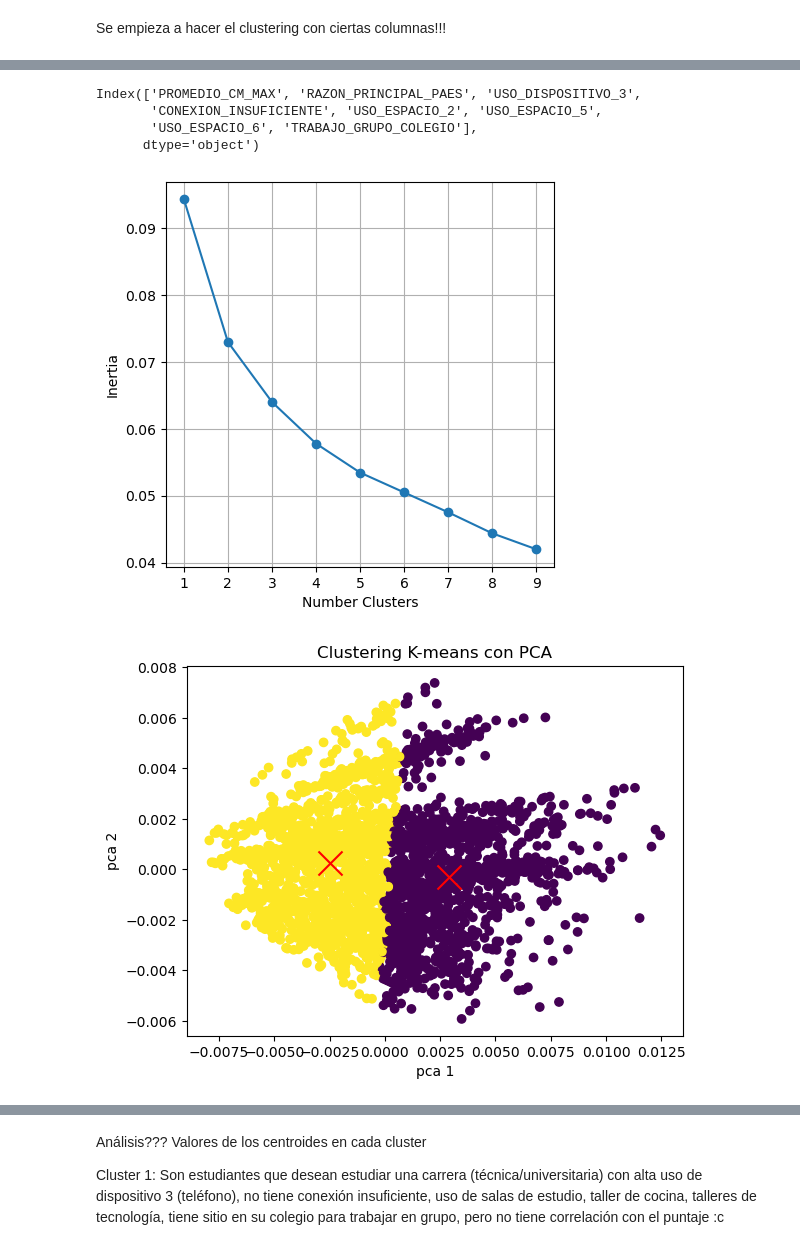
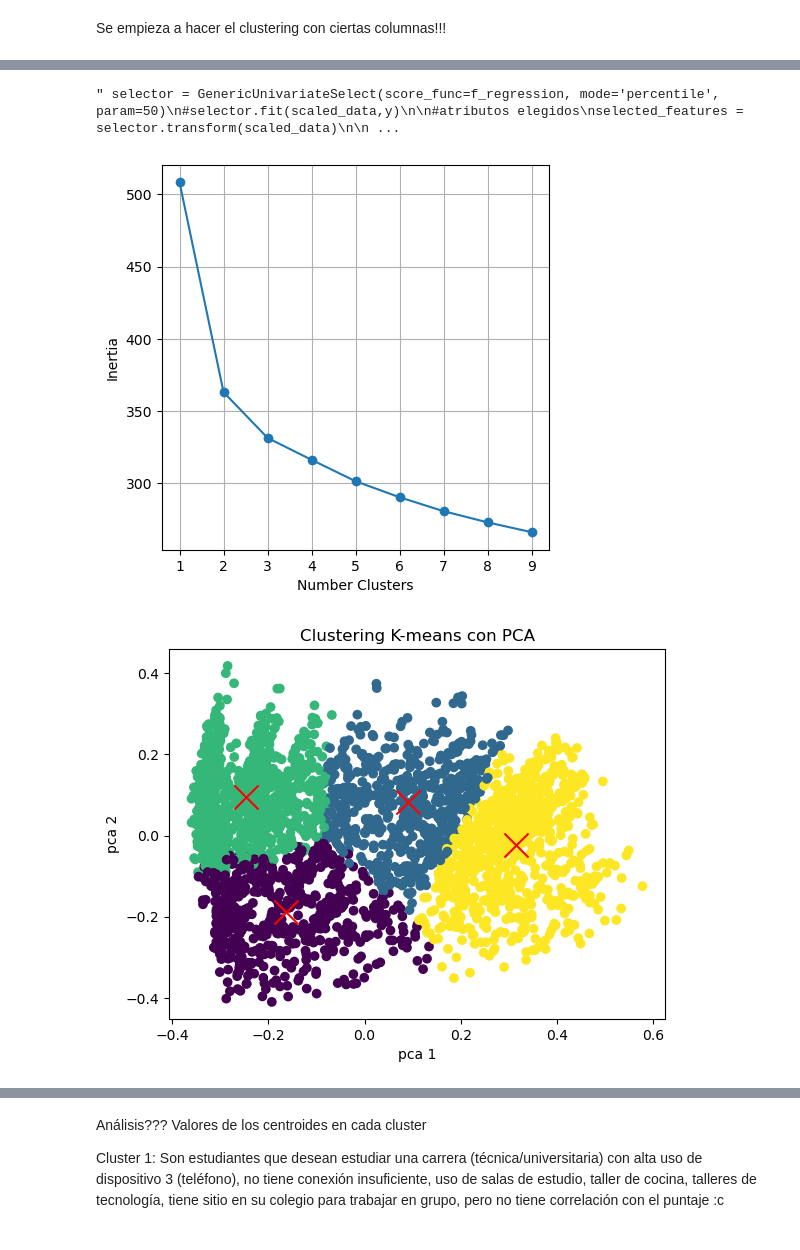
Before and after one commit to gurbina2234/Repo-Mineria-PSU, a Jupyter notebook: testing.ipynb, the cells around one changed output, grey strips where cells are left out. Cells and saved outputs as stored; diff of their text form; code cells hidden in the pictures.

```diff
--- a/testing.ipynb
+++ b/testing.ipynb
@@ -153,7 +153,10 @@ columns = ['USO_DISPOSITIVO_1', 'USO_DISPOSITIVO_2', 'USO_DISPOSITIVO_3',
             'USO_ESPACIO_5', 'USO_ESPACIO_6', 'USO_ESPACIO_7', 'USO_ESPACIO_8',
             'CONEXION_INSUFICIENTE', 'TRANQUILIDAD_COLEGIO', 'TRABAJO_GRUPO_COLEGIO']
 
-new_data = data[columns]
+#new_data = data[columns]
+
+data_promedio = data.pop('PROMEDIO_CM_MAX')
+data
 # %% [output]
 A value is trying to be set on a copy of a slice from a DataFrame.
 Try using .loc[row_indexer,col_indexer] = value instead
@@ -168,13 +184,19 @@ from sklearn.feature_selection import GenericUnivariateSelect, f_regression
 normalizer = Normalizer()
 scaled_data = normalizer.transform(data)
 
+
 #se eligen los atributos que se utilizaran para hacer el cluster usando genericunivariateselect, de ahi lo podemos cambiar por otro, esto era para ver si funcionaba xd
-y = data['PROMEDIO_CM_MAX']
+#y = data['PROMEDIO_CM_MAX']
+
+# remove PROMEDIO_CM_MAX from the features
+#scaled_data = scaled_data[:,??]
+
 #se supone que al usar f_regression utiliza la correlacion de pearson para determinar que caracteristicas tienen mayor correlacion con promedio_max,
 #selecciona el 50% de caracteristicas con mayor correlacion
 #puede usarse percentil o kbest, pero kbest uno determina con un valor fijo
-selector = GenericUnivariateSelect(score_func=f_regression, mode='percentile', param=50)
-selector.fit(scaled_data, y)
+""" selector = GenericUnivariateSelect(score_func=f_regression, mode='percentile', param=50)
+#selector.fit(scaled_data,y)
+
 #atributos elegidos
 selected_features = selector.transform(scaled_data)
 
@@ -182,12 +204,9 @@ support = selector.get_support()
 selected_indices = np.where(support)[0]
 #nombre de los atributos elegidos
 selected_feature_names = data.columns[selected_indices]
-selected_feature_names
+selected_feature_names """
 # %% [output]
-Index(['PROMEDIO_CM_MAX', 'RAZON_PRINCIPAL_PAES', 'USO_DISPOSITIVO_3',
-       'CONEXION_INSUFICIENTE', 'USO_ESPACIO_2', 'USO_ESPACIO_5',
-       'USO_ESPACIO_6', 'TRABAJO_GRUPO_COLEGIO'],
-      dtype='object')
+" selector = GenericUnivariateSelect(score_func=f_regression, mode='percentile', param=50)\n#selector.fit(scaled_data,y)\n\n#atributos elegidos\nselected_features = selector.transform(scaled_data)\n\n ...
 # %%
 #revisar cuantos clusters crear
 #inertia es SSE
@@ -210,36 +229,35 @@ def optimize_k_means(data,max_k):
     plt.grid(True)
     plt.show()
 
-optimize_k_means(selected_features,10)
+optimize_k_means(scaled_data,10)
 # %% [output]
-[figure, old version]
+[figure, new version]
 # %%
 #se hacen dos clusters de kmeans para probar
 from sklearn.decomposition import PCA
 
-kmeans = KMeans(n_clusters=2) #se toma el numero de clusters dependiendo del grafico de codo y se hace el kmeans clustering
-kmeans.fit(selected_features)
+kmeans = KMeans(n_clusters=4) #se toma el numero de clusters dependiendo del grafico de codo y se hace el kmeans clustering
+kmeans.fit(scaled_data)
 labels = kmeans.labels_
 
 #estudiar los centroides
 centroids = kmeans.cluster_centers_
 
-y_pca = selected_features[:, 0]
 
 pca2 = PCA(n_components=2, random_state=0)
-x_pca = pca2.fit_transform(selected_features)
+x_pca = pca2.fit_transform(scaled_data)
 
 # transformar los centroides al mismo espacio PCA
 centroids_pca = pca2.transform(centroids)
 
 #se visualiza el grafico
 plt.scatter(x_pca[:,0], x_pca[:,1], c=labels, cmap='viridis')
 plt.scatter(centroids_pca[:, 0], centroids_pca[:, 1], s=300, c='red', marker='x')
 plt.title('Clustering K-means con PCA')
 plt.xlabel('pca 1')
 plt.ylabel('pca 2')
 plt.show()
 # %% [output]
-[figure, old version]
+[figure, new version]
 # %%
 
```
Also changed, not shown: parts of 13 cells of this notebook.
